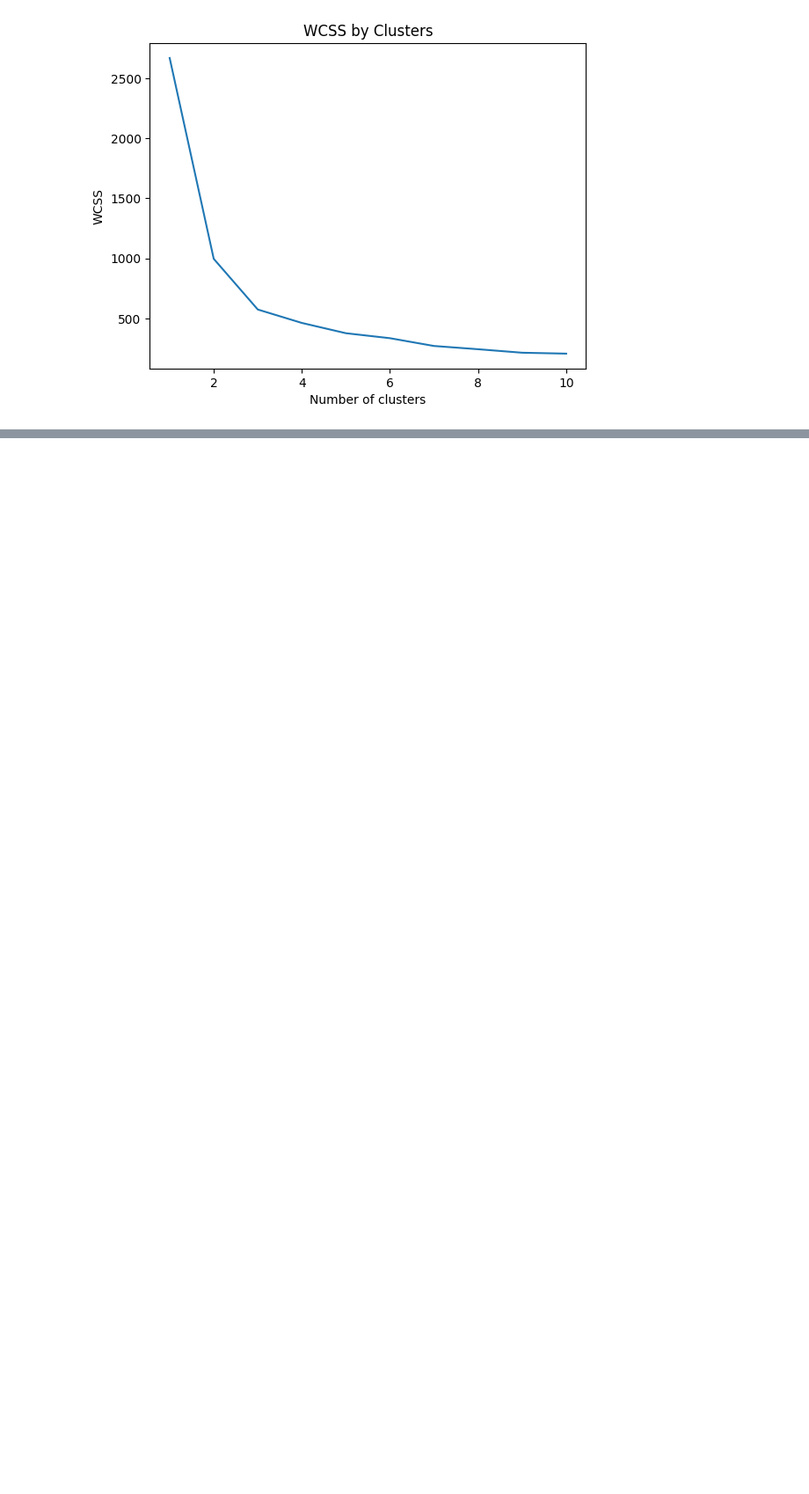
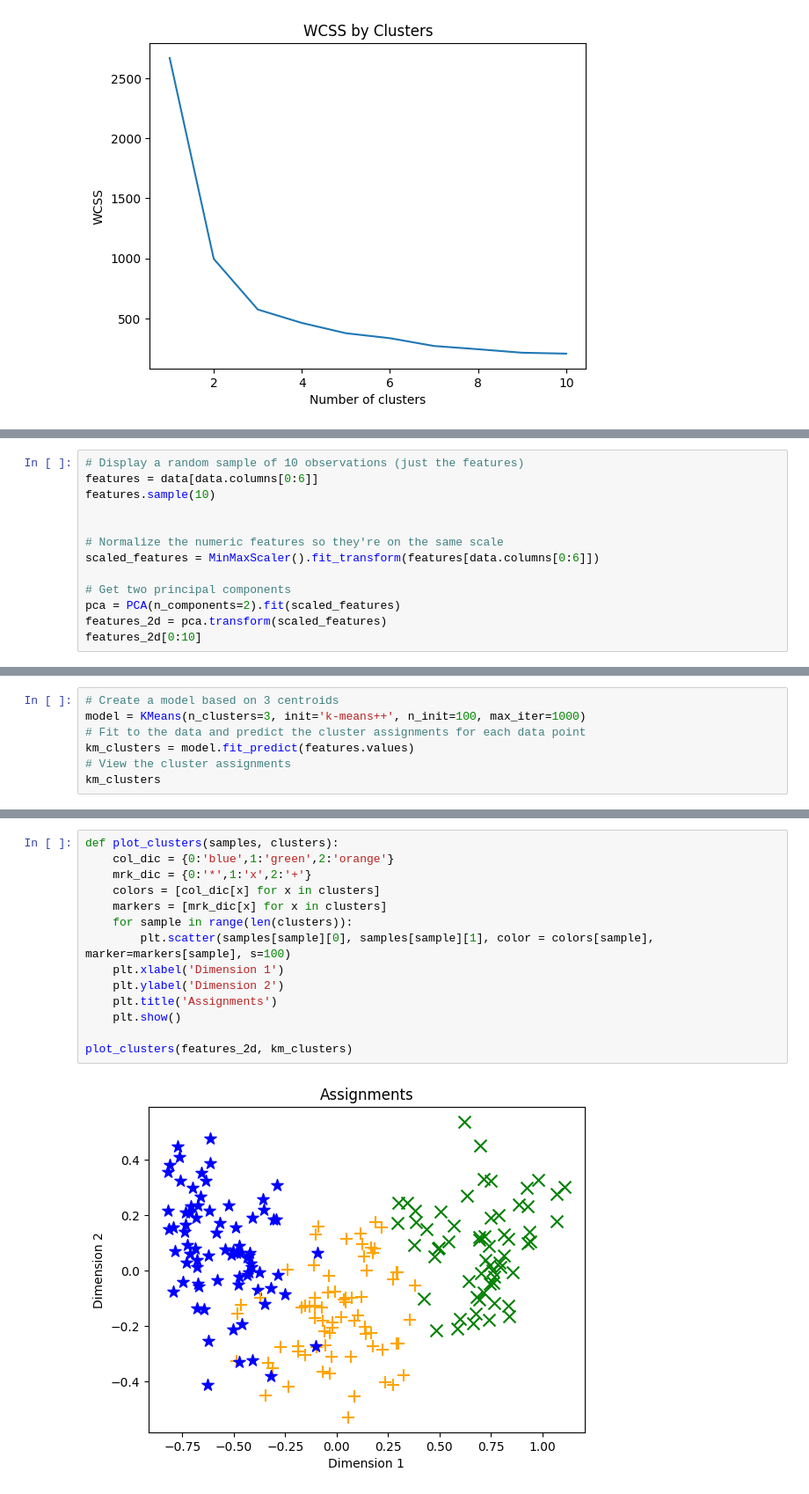
Before and after one commit to Iakithega/dp100_ds_associate_azure, a Jupyter notebook: 1_13_clustering_models/1_13_1_clustering_models_1.ipynb, the cells around one changed output, grey strips where cells are left out. Shown: that part at 88% size. Cells and saved outputs as stored; diff of their text form; blank space fills up the shorter version.

Commit message:
worked on clustering

```diff
--- a/1_13_clustering_models/1_13_1_clustering_models_1.ipynb
+++ b/1_13_clustering_models/1_13_1_clustering_models_1.ipynb
@@ -117,0 +126,13 @@ plt.show()
+# %%
+# Display a random sample of 10 observations (just the features)
+features = data[data.columns[0:6]]
+features.sample(10)
+
+
+# Normalize the numeric features so they're on the same scale
+scaled_features = MinMaxScaler().fit_transform(features[data.columns[0:6]])
+
+# Get two principal components
+pca = PCA(n_components=2).fit(scaled_features)
+features_2d = pca.transform(scaled_features)
+features_2d[0:10]
@@ -117,0 +150,7 @@ plt.show()
+# %%
+# Create a model based on 3 centroids
+model = KMeans(n_clusters=3, init='k-means++', n_init=100, max_iter=1000)
+# Fit to the data and predict the cluster assignments for each data point
+km_clusters = model.fit_predict(features.values)
+# View the cluster assignments
+km_clusters
@@ -117,0 +168,16 @@ plt.show()
+# %%
+def plot_clusters(samples, clusters):
+    col_dic = {0:'blue',1:'green',2:'orange'}
+    mrk_dic = {0:'*',1:'x',2:'+'}
+    colors = [col_dic[x] for x in clusters]
+    markers = [mrk_dic[x] for x in clusters]
+    for sample in range(len(clusters)):
+        plt.scatter(samples[sample][0], samples[sample][1], color = colors[sample], marker=markers[sample], s=100)
+    plt.xlabel('Dimension 1')
+    plt.ylabel('Dimension 2')
+    plt.title('Assignments')
+    plt.show()
+
+plot_clusters(features_2d, km_clusters)
+# %% [output]
+[figure, added]
```
Also changed, not shown: parts of 6 cells of this notebook.
